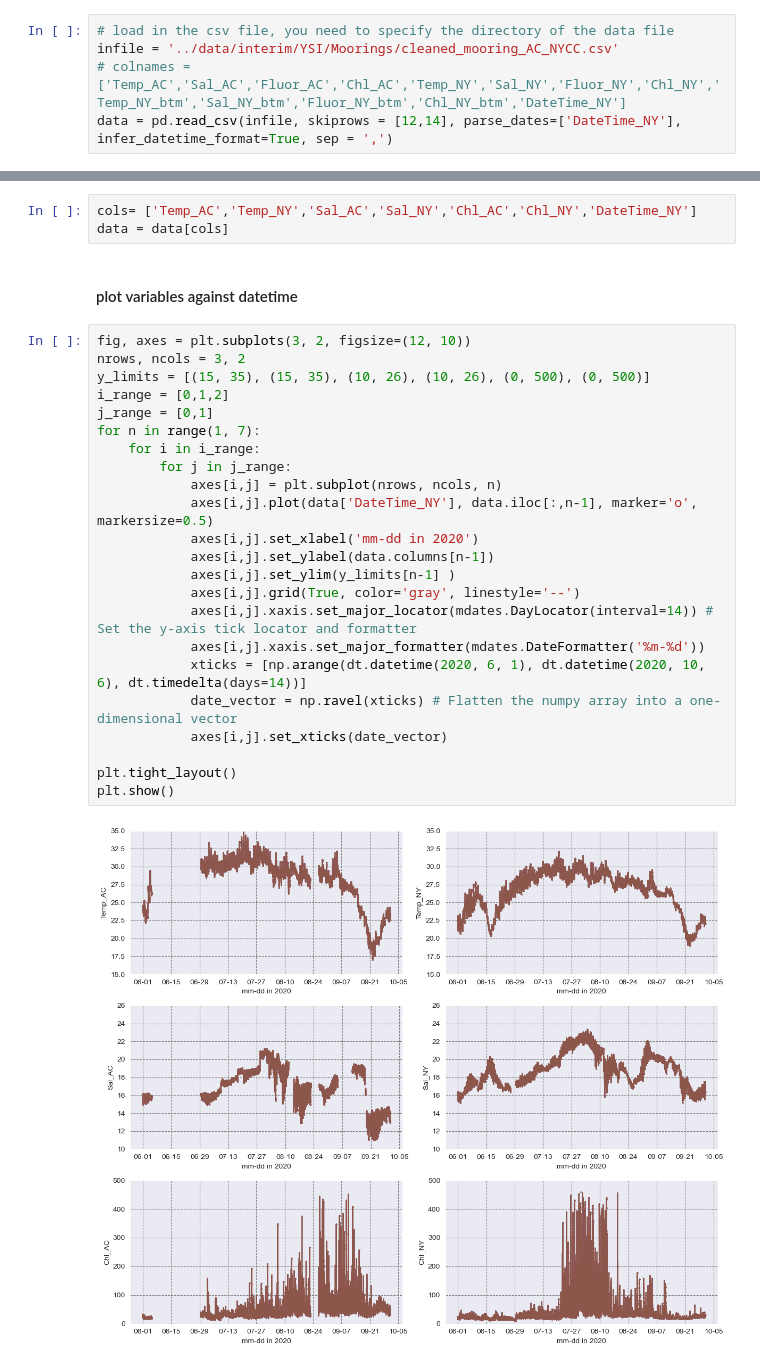
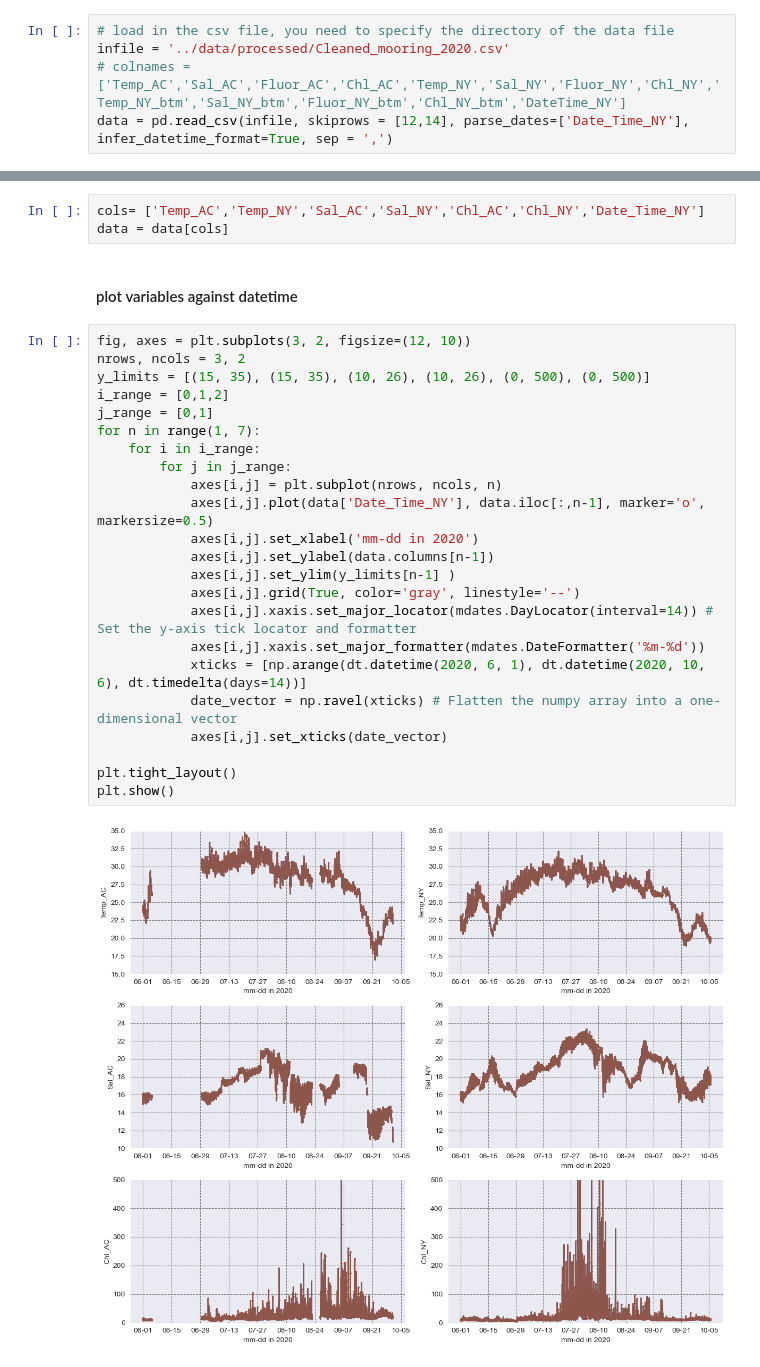
Before and after one commit to Zhu-Yifan/Lafayette_River_Time_Series_Analysis, a Jupyter notebook: notebooks/Time_Series_Analysis.ipynb, the cells around one changed output, grey strips where cells are left out. Saved outputs shown, nothing was run; the diff lists cells and outputs as text.

Commit message:
using cleaned data file

```diff
--- a/notebooks/Time_Series_Analysis.ipynb
+++ b/notebooks/Time_Series_Analysis.ipynb
@@ -8,9 +8,9 @@ import datetime as dt
 from datetime import datetime
 # %%
 # load in the csv file, you need to specify the directory of the data file
-infile = '../data/interim/YSI/Moorings/cleaned_mooring_AC_NYCC.csv'
+infile = '../data/processed/Cleaned_mooring_2020.csv'
 # colnames = ['Temp_AC','Sal_AC','Fluor_AC','Chl_AC','Temp_NY','Sal_NY','Fluor_NY','Chl_NY','Temp_NY_btm','Sal_NY_btm','Fluor_NY_btm','Chl_NY_btm','DateTime_NY']
-data = pd.read_csv(infile, skiprows = [12,14], parse_dates=['DateTime_NY'], infer_datetime_format=True, sep = ',')
+data = pd.read_csv(infile, skiprows = [12,14], parse_dates=['Date_Time_NY'], infer_datetime_format=True, sep = ',')
 # %%
 data.shape
 # %% [output]
@@ -54,30 +54,30 @@ data.describe()
 # %%
-cols= ['Temp_AC','Temp_NY','Sal_AC','Sal_NY','Chl_AC','Chl_NY','DateTime_NY']
+cols= ['Temp_AC','Temp_NY','Sal_AC','Sal_NY','Chl_AC','Chl_NY','Date_Time_NY']
 data = data[cols]
 # %% [markdown]
 #### plot variables against datetime
 # %%
 fig, axes = plt.subplots(3, 2, figsize=(12, 10))
 nrows, ncols = 3, 2
 y_limits = [(15, 35), (15, 35), (10, 26), (10, 26), (0, 500), (0, 500)]
 i_range = [0,1,2]
 j_range = [0,1]
 for n in range(1, 7):
     for i in i_range:
         for j in j_range:
             axes[i,j] = plt.subplot(nrows, ncols, n)
-            axes[i,j].plot(data['DateTime_NY'], data.iloc[:,n-1], marker='o', markersize=0.5)
+            axes[i,j].plot(data['Date_Time_NY'], data.iloc[:,n-1], marker='o', markersize=0.5)
             axes[i,j].set_xlabel('mm-dd in 2020')
             axes[i,j].set_ylabel(data.columns[n-1])
             axes[i,j].set_ylim(y_limits[n-1] )
             axes[i,j].grid(True, color='gray', linestyle='--')
             axes[i,j].xaxis.set_major_locator(mdates.DayLocator(interval=14)) # Set the y-axis tick locator and formatter
             axes[i,j].xaxis.set_major_formatter(mdates.DateFormatter('%m-%d'))
             xticks = [np.arange(dt.datetime(2020, 6, 1), dt.datetime(2020, 10, 6), dt.timedelta(days=14))]
             date_vector = np.ravel(xticks) # Flatten the numpy array into a one-dimensional vector
             axes[i,j].set_xticks(date_vector)
 
 plt.tight_layout()
 plt.show()
 # %% [output]
-[figure, old version]
+[figure, new version]
```
Also changed, not shown: parts of 3 cells of this notebook.
